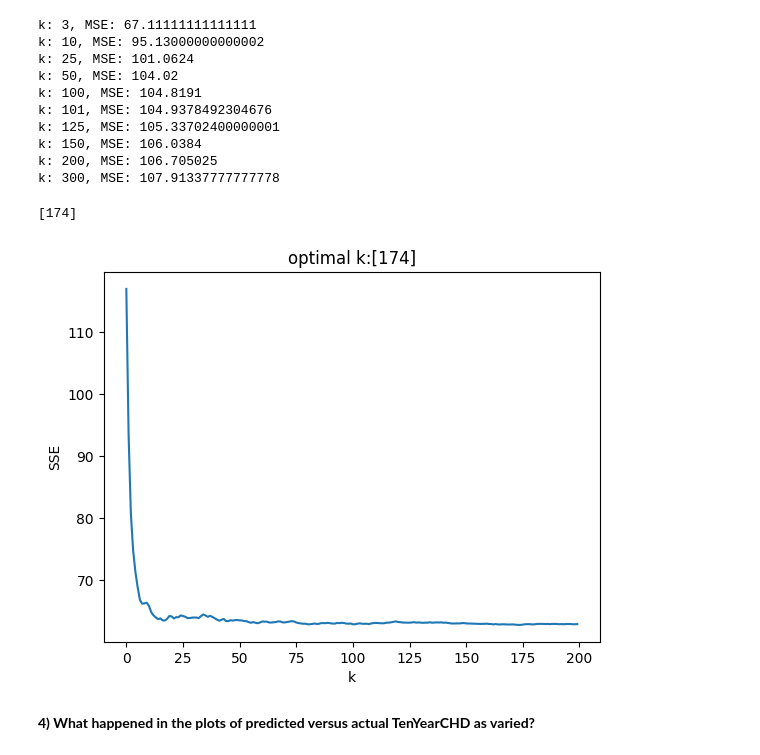
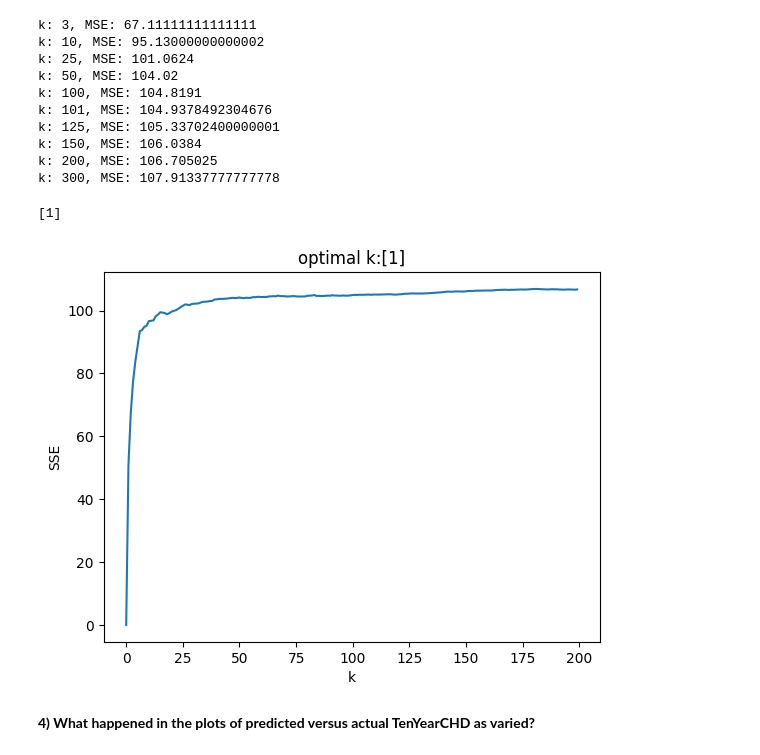
Before and after one commit to Catherine-Nguyen88/project_chd, a Jupyter notebook: CHD_Camila's_Part.ipynb, the cells around one changed output. Drawn from its saved outputs; the diff is of its cells as text; code cells hidden in the pictures.

```diff
--- a/CHD_Camila's_Part.ipynb
+++ b/CHD_Camila's_Part.ipynb
@@ -136,28 +129,28 @@ k: 200, MSE: 106.705025
 k: 300, MSE: 107.91337777777778
 # %%
 # Determine the optimal k:
-k_bar = 200
-k_grid = np.arange(1,k_bar) # The range of k's to consider
-SSE = np.zeros(k_bar)
+kbar = 200
+kgrid = np.arange(1,kbar)
+SSE = np.zeros(kbar)
 
-for k in range(k_bar):
-    fitted_model = KNeighborsRegressor(n_neighbors=k+1).fit(X_train,y_train)
-    y_hat = fitted_model.predict(X_test) # Predict values for test set
-    SSE[k] = np.sum( (y_test-y_hat)**2 ) # Save the computed SSE
+for k in range(kbar):
+  fitModel = KNeighborsRegressor(n_neighbors=k+1).fit(x_train_scaled, y_train)
+  yhat = fitModel.predict(x_test_scaled) #Predict for values test
+  SSE[k] = np.sum((y_test - yhat)**2)
 
-SSE_min = np.min(SSE) # Lowest recorded SSE
-min_index = np.where(SSE==SSE_min) # Find the indices of y that equal the minimum
-k_star = k_grid[min_index] # Find the optimal value of k
-print(k_star)
+SSEmin = np.min(SSE) #Lowest SSE
+minIndex = np.where(SSE==SSEmin)
+kstar = kgrid[minIndex]
+print(kstar)
 
-plt.plot(np.arange(0,k_bar),SSE) # Plot SSE by k
+plt.plot(np.arange(0,kbar), SSE)
 plt.xlabel("k")
-plt.title("optimal k:"+str(k_star))
+plt.title("optimal k:"+str(kstar))
 plt.ylabel('SSE')
 plt.show()
 # %% [output]
-[174]
+[1]
-[figure, old version]
+[figure, new version]
 # %% [markdown]
 **4) What happened in the plots of predicted versus actual TenYearCHD as varied?**
 # %% [markdown]
```
Also changed, not shown: parts of 3 cells of this notebook.
